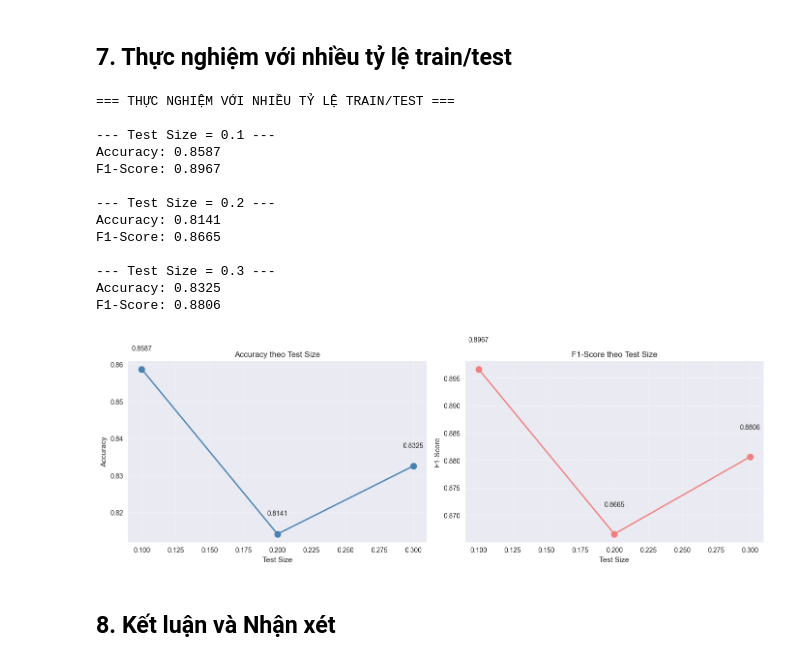
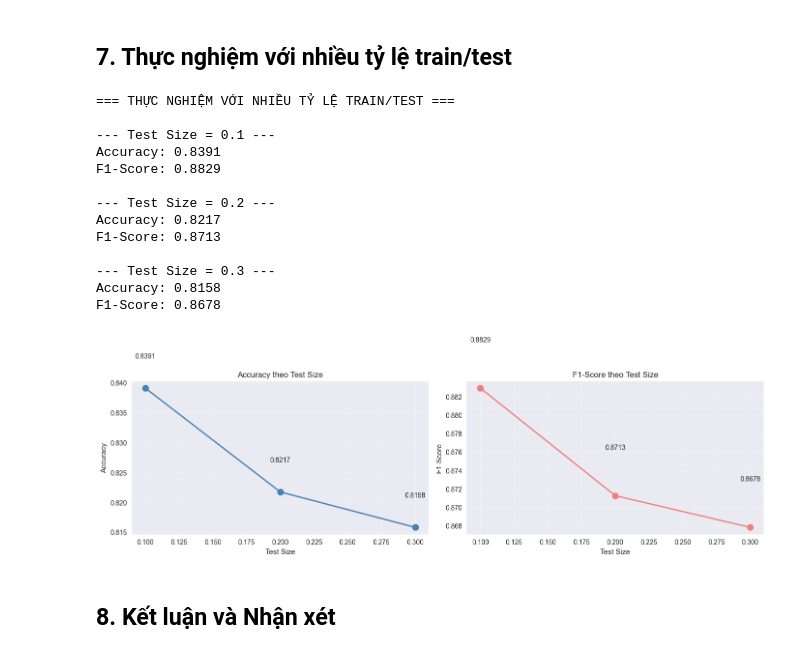
Before and after one commit to TristanDao/Report-ML---WINE-QUALITY-PREDICTION, a Jupyter notebook: source_code.ipynb, the cells around one changed output. Saved outputs shown, nothing was run; the diff lists cells and outputs as text; code cells hidden in the pictures.

```diff
--- a/source_code.ipynb
+++ b/source_code.ipynb
@@ -799,10 +818,10 @@ for test_size in test_sizes:
     y_train_ts = datasets[test_size]['y_train']
     y_test_ts = datasets[test_size]['y_test']
 
-    # Test với XGBoost (mô hình tốt nhất)
-    xgb_model_ts = xgb.XGBClassifier(random_state=42, eval_metric='logloss')
-    xgb_model_ts.fit(X_train_ts, y_train_ts)
-    y_pred_ts = xgb_model_ts.predict(X_test_ts)
+    # Test với LightGBM (mô hình tốt nhất)
+    lgb_model_ts = lgb.LGBMClassifier(random_state=42, verbose=-1)
+    lgb_model_ts.fit(X_train_ts, y_train_ts)
+    y_pred_ts = lgb_model_ts.predict(X_test_ts)
 
     accuracy = accuracy_score(y_test_ts, y_pred_ts)
     f1 = f1_score(y_test_ts, y_pred_ts)
@@ -821,39 +840,39 @@ accuracies = [test_size_results[ts]['accuracy'] for ts in test_sizes_list]
 f1_scores = [test_size_results[ts]['f1_score'] for ts in test_sizes_list]
 
 fig, axes = plt.subplots(1, 2, figsize=(14, 5))
 
 axes[0].plot(test_sizes_list, accuracies, marker='o', linewidth=2, markersize=10, color='steelblue')
 axes[0].set_xlabel('Test Size')
 axes[0].set_ylabel('Accuracy')
 axes[0].set_title('Accuracy theo Test Size')
 axes[0].grid(True, alpha=0.3)
 for i, acc in enumerate(accuracies):
     axes[0].text(test_sizes_list[i], acc + 0.005, f'{acc:.4f}', ha='center')
 
 axes[1].plot(test_sizes_list, f1_scores, marker='o', linewidth=2, markersize=10, color='lightcoral')
 axes[1].set_xlabel('Test Size')
 axes[1].set_ylabel('F1-Score')
 axes[1].set_title('F1-Score theo Test Size')
 axes[1].grid(True, alpha=0.3)
 for i, f1 in enumerate(f1_scores):
     axes[1].text(test_sizes_list[i], f1 + 0.005, f'{f1:.4f}', ha='center')
 
 plt.tight_layout()
 plt.show()
 # %% [output]
 === THỰC NGHIỆM VỚI NHIỀU TỶ LỆ TRAIN/TEST ===
 
 --- Test Size = 0.1 ---
-Accuracy: 0.8587
-F1-Score: 0.8967
+Accuracy: 0.8391
+F1-Score: 0.8829
 
 --- Test Size = 0.2 ---
-Accuracy: 0.8141
-F1-Score: 0.8665
+Accuracy: 0.8217
+F1-Score: 0.8713
 
 --- Test Size = 0.3 ---
-Accuracy: 0.8325
-F1-Score: 0.8806
+Accuracy: 0.8158
+F1-Score: 0.8678
-[figure, old version]
+[figure, new version]
 # %% [markdown]
 ## 8. Kết luận và Nhận xét
```
Also changed, not shown: parts of 17 cells of this notebook.
